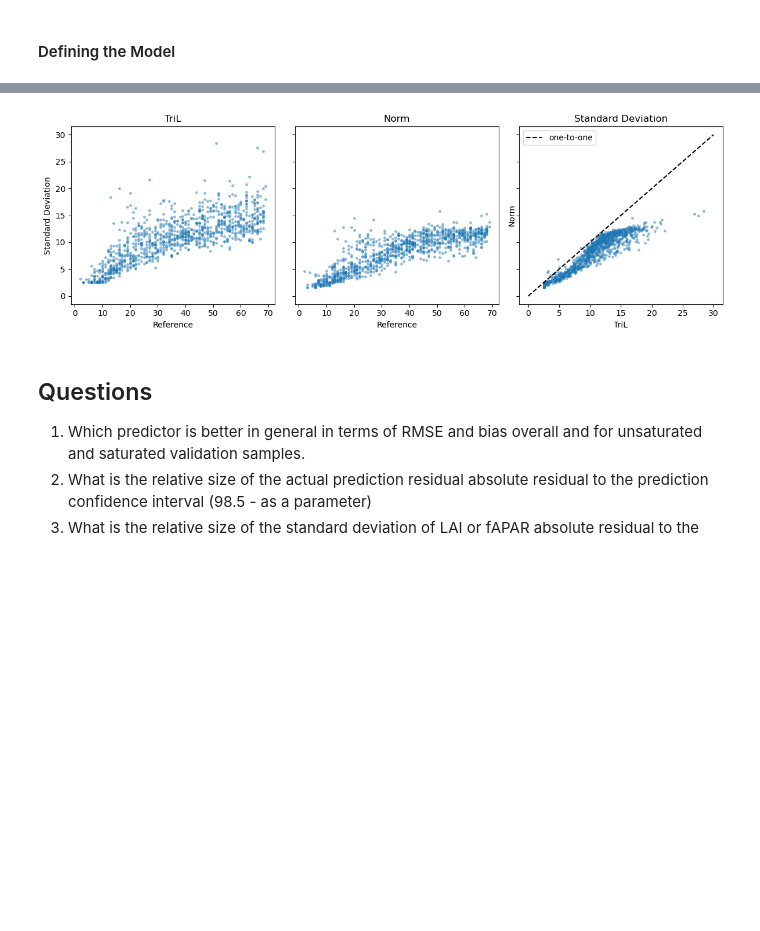
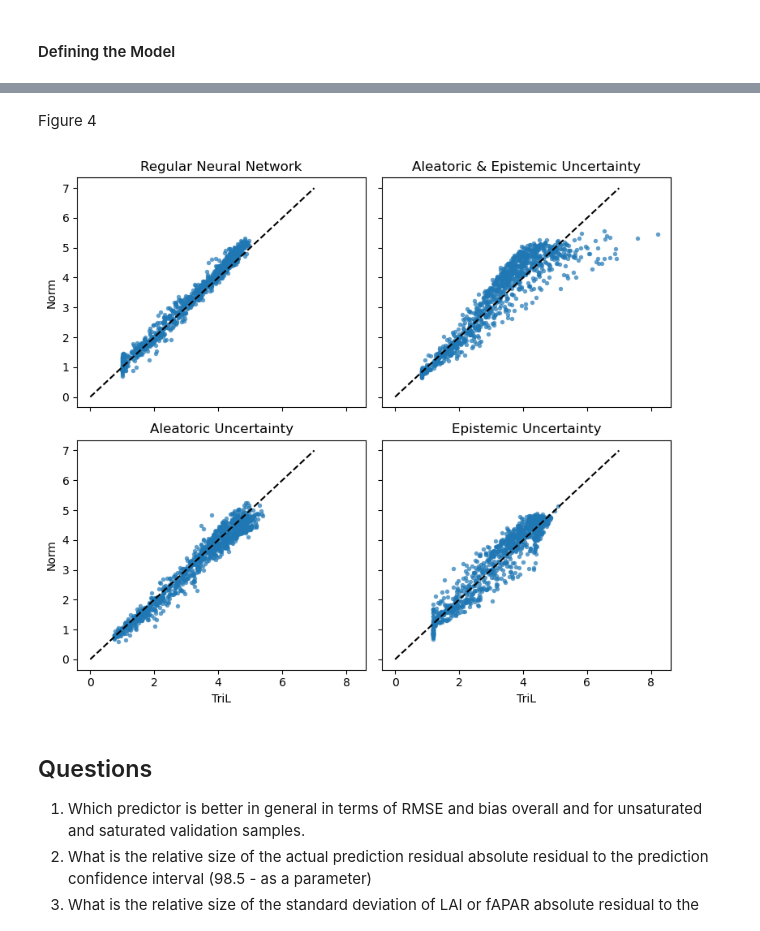
Before and after one commit to watermelonxx/WorkTerm-Winter2023, a Jupyter notebook: ModelingUncertainty/ModelingUncertainty.ipynb, the cells around one changed output, grey strips where cells are left out. Cells and saved outputs as stored; diff of their text form; code cells hidden in the pictures; blank space fills up the shorter version.

```diff
--- a/ModelingUncertainty/ModelingUncertainty.ipynb
+++ b/ModelingUncertainty/ModelingUncertainty.ipynb
@@ -529,6 +571,9 @@ _________________________________________________________________
 We will train the model for 50 epochs and plot the loss function to confirm that the algorithm has converged.
 # %%
 # Train the model for 50 epochs
+name = 'pnn_80_25_1_E'
+biome = 7
+
 valbiomeDictLAI[biome][name]['history'] = valbiomeDictLAI[biome][name]['model'].fit(calbiomeDictLAI[biome]['X_train'].to_numpy(), calbiomeDictLAI[biome]['y_train'].to_numpy(), epochs=50, verbose=1)
 plt.plot(valbiomeDictLAI[biome][name]['history'].history['loss'])
 plt.xlabel('Epochs')
@@ -695,7 +1034,7 @@ In this case, we use method 3 with `MultivariateNromalTriL()` (*TriL* stands for
 # Posterior
 def get_posterior(kernel_size, bias_size, dtype=None):
     n = kernel_size + bias_size
-    return = tf.keras.Sequential([
+    return tf.keras.Sequential([
         tfpl.VariableLayer(tfpl.MultivariateNormalTriL.params_size(n), dtype=dtype),
         tfpl.MultivariateNormalTriL(n)
     ])
@@ -736,0 +1263,15 @@ valbiomeDictLAI[biome][name]['model'].summary()
+# %%
+name = 'pnn_8_2_1'
+biome = 7
+
+valSize = [100, 1000]
+
+for size in valSize:
+    valbiomeDictLAI[biome][name]['y_model_' + str(size)] = valbiomeDictLAI[biome][name]['model'](valbiomeDictLAI[biome]['X_test_' + str(size)])
+
+    valbiomeDictLAI[biome][name]['mean_' + str(size)] = valbiomeDictLAI[biome][name]['y_model_' + str(size)].mean().numpy().flatten()
+    valbiomeDictLAI[biome][name]['stddev_' + str(size)] = valbiomeDictLAI[biome][name]['y_model_' + str(size)].stddev().numpy().flatten()
+
+    valbiomeDictLAI[biome][name]['lower_' + str(size)] = valbiomeDictLAI[biome][name]['mean_' + str(size)] - 2 * valbiomeDictLAI[biome][name]['stddev_' + str(size)]
+    valbiomeDictLAI[biome][name]['upper_' + str(size)] = valbiomeDictLAI[biome][name]['mean_' + str(size)] + 2 * valbiomeDictLAI[biome][name]['stddev_' + str(size)]
+    valbiomeDictLAI[biome][name]['error_' + str(size)] = 2 * valbiomeDictLAI[biome][name]['stddev_' + str(size)]
@@ -739,29 +1406,31 @@ valbiomeDictLAI[biome][name]['model'].summary()
+# %% [markdown]
+Figure 4
 # %%
-y_triL = valbiomeDictLAI[biome]['pnn_8_2_1_triL_al']['model'](valbiomeDictLAI[biome]['X_test'])
-y_norm = valbiomeDictLAI[biome]['pnn_8_2_1_norm_al']['model'](valbiomeDictLAI[biome]['X_test'])
+fig, axes = plt.subplots(2, 2, figsize=(8,7), sharey=True, sharex=True)
 
-fig, [ax_triL, ax_norm, ax_both] = plt.subplots(1, 3, figsize=(12, 4), sharey=True)
+axes[0,0].scatter(np.divide(valbiomeDictLAI[biome]['nn_8_2_1']['y_pred_1000'], 10), np.divide(valbiomeDictLAI[biome]['nn_80_25_1']['y_pred_1000'], 10), s=15, alpha=0.7, lw=0)
+axes[0,0].set_ylabel("Norm")
+axes[0,0].set_title("Regular Neural Network")
+axes[0,0].plot([0, 7], [0, 7], 'k--', label='1:1 Line')
 
-ax_triL.scatter(valbiomeDictLAI[biome]['y_test'], y_triL.stddev(), alpha=0.5, s=12, lw=0)
-ax_triL.set_xlabel("Reference")
-ax_triL.set_ylabel("Standard Deviation")
-ax_triL.set_title("TriL")
+axes[0,1].scatter(np.divide(valbiomeDictLAI[biome]['pnn_8_2_1']['mean_1000'], 10), np.divide(valbiomeDictLAI[biome]['pnn_80_25_1']['mean_1000'], 10), s=15, alpha=0.7, lw=0)
+axes[0,1].set_title("Aleatoric & Epistemic Uncertainty")
+axes[0,1].plot([0, 7], [0, 7], 'k--')
 
-ax_norm.scatter(valbiomeDictLAI[biome]['y_test'], y_norm.stddev(), alpha=0.5, s=12, lw=0)
-ax_norm.set_xlabel("Reference")
-ax_norm.set_title("Norm")
+axes[1,0].scatter(np.divide(valbiomeDictLAI[biome]['pnn_8_2_1_A']['mean_1000'], 10), np.divide(valbiomeDictLAI[biome]['pnn_80_25_1_A']['mean_1000'], 10), s=15, alpha=0.7, lw=0)
+axes[1,0].set_xlabel("TriL")
+axes[1,0].set_ylabel("Norm")
+axes[1,0].set_title("Aleatoric Uncertainty")
+axes[1,0].plot([0, 7], [0, 7], 'k--')
 
-ax_both.scatter(y_triL.stddev(), y_norm.stddev(), alpha=0.5, s=12, lw=0)
-ax_both.plot([0, 30], [0, 30], 'k--', label='one-to-one')
-ax_both.set_xlabel("TriL")
-ax_both.set_ylabel("Norm")
-ax_both.set_title("Standard Deviation")
+axes[1,1].scatter(np.divide(valbiomeDictLAI[biome]['pnn_8_2_1_E']['mean_1000'], 10), np.divide(valbiomeDictLAI[biome]['pnn_80_25_1_E']['mean_1000'], 10), s=15, alpha=0.7, lw=0)
+axes[1,1].set_xlabel("TriL")
+axes[1,1].set_title("Epistemic Uncertainty")
+axes[1,1].plot([0, 7], [0, 7], 'k--')
 
-ax_both.legend()
-plt.tight_layout()
-plt.show()
+fig.tight_layout()
 # %% [output]
-[figure, old version]
+[figure, new version]
 # %% [markdown]
 ## Questions
 1. Which predictor is better in general in terms of RMSE  and bias overall and for unsaturated and saturated validation samples.
```
Also changed, not shown: parts of 85 cells of this notebook.
